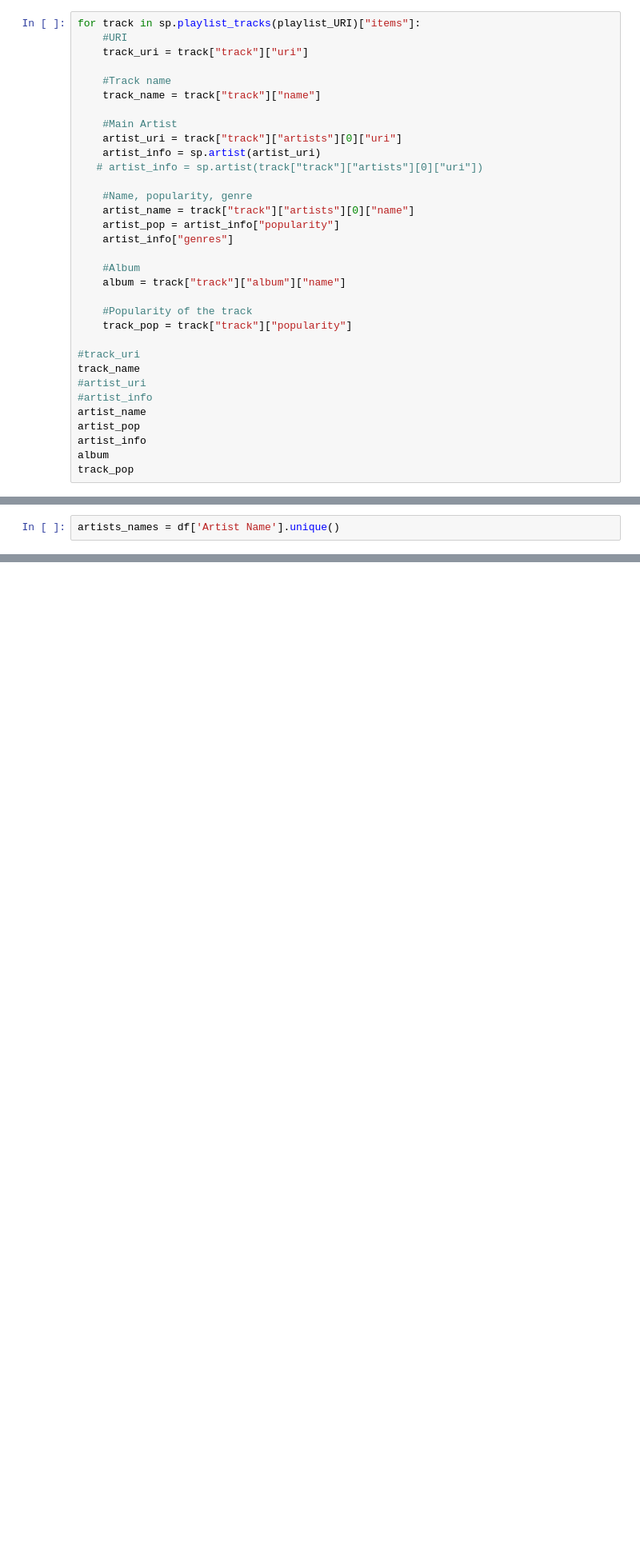
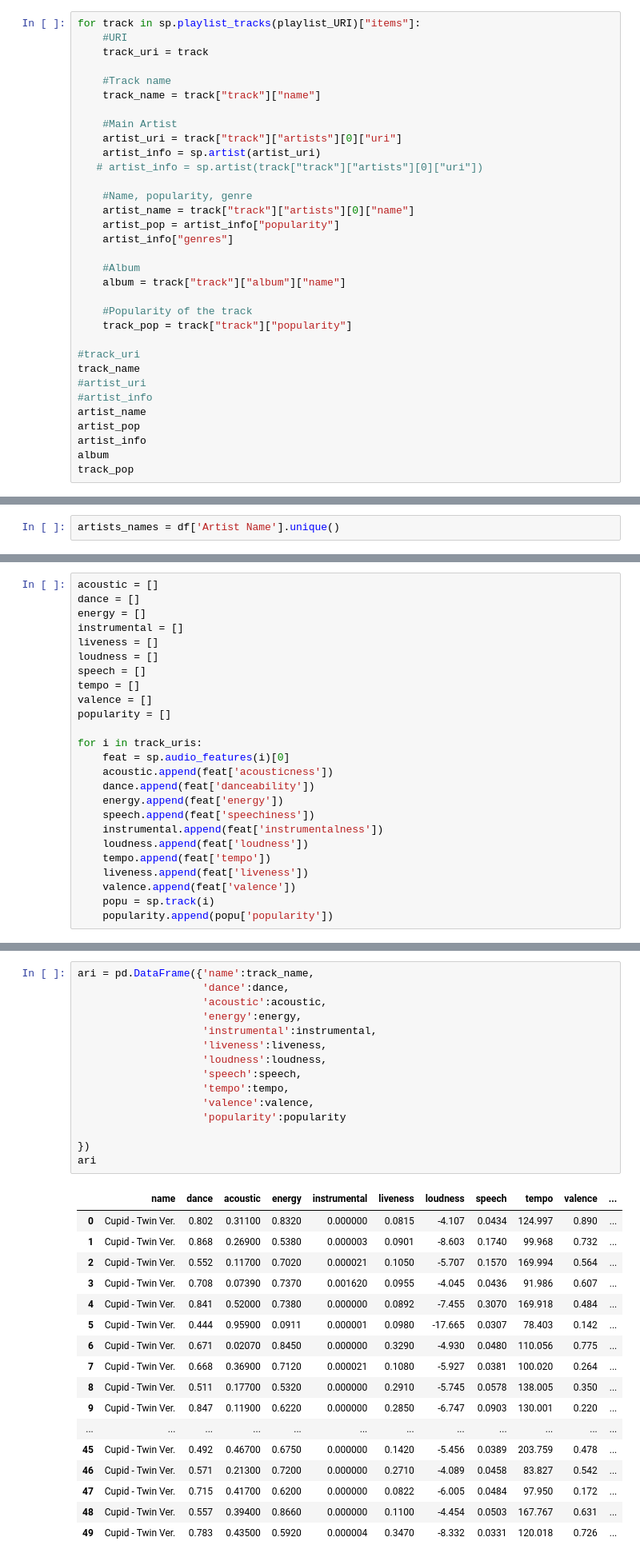
Before and after one commit to zhiravetska/Python_Part2, a Jupyter notebook: Spotify_getting_artists.ipynb, the cells around one changed output, grey strips where cells are left out. Shown at 80% size. Drawn from its saved outputs; the diff is of its cells as text; blank space fills up the shorter version.

```diff
--- a/Spotify_getting_artists.ipynb
+++ b/Spotify_getting_artists.ipynb
@@ -29,7 +52,7 @@ tpop = []
 # %%
 for track in sp.playlist_tracks(playlist_URI)["items"]:
     #URI
-    track_uri = track["track"]["uri"]
+    track_uri = track
 
     #Track name
     track_name = track["track"]["name"]
@@ -89,0 +141,25 @@ print(artists_names)
+# %%
+acoustic = []
+dance = []
+energy = []
+instrumental = []
+liveness = []
+loudness = []
+speech = []
+tempo = []
+valence = []
+popularity = []
+
+for i in track_uris:
+    feat = sp.audio_features(i)[0]
+    acoustic.append(feat['acousticness'])
+    dance.append(feat['danceability'])
+    energy.append(feat['energy'])
+    speech.append(feat['speechiness'])
+    instrumental.append(feat['instrumentalness'])
+    loudness.append(feat['loudness'])
+    tempo.append(feat['tempo'])
+    liveness.append(feat['liveness'])
+    valence.append(feat['valence'])
+    popu = sp.track(i)
+    popularity.append(popu['popularity'])
@@ -89,0 +168,33 @@ print(artists_names)
+# %%
+ari = pd.DataFrame({'name':track_name,
+                    'dance':dance,
+                    'acoustic':acoustic,
+                    'energy':energy,
+                    'instrumental':instrumental,
+                    'liveness':liveness,
+                    'loudness':loudness,
+                    'speech':speech,
+                    'tempo':tempo,
+                    'valence':valence,
+                    'popularity':popularity
+
+})
+ari
+# %% [output]
+|  | name | dance | acoustic | energy | instrumental | liveness | loudness | speech | tempo | valence | ... |
+| 0 | Cupid - Twin Ver. | 0.802 | 0.31100 | 0.8320 | 0.000000 | 0.0815 | -4.107 | 0.0434 | 124.997 | 0.890 | ... |
+| 1 | Cupid - Twin Ver. | 0.868 | 0.26900 | 0.5380 | 0.000003 | 0.0901 | -8.603 | 0.1740 | 99.968 | 0.732 | ... |
+| 2 | Cupid - Twin Ver. | 0.552 | 0.11700 | 0.7020 | 0.000021 | 0.1050 | -5.707 | 0.1570 | 169.994 | 0.564 | ... |
+| 3 | Cupid - Twin Ver. | 0.708 | 0.07390 | 0.7370 | 0.001620 | 0.0955 | -4.045 | 0.0436 | 91.986 | 0.607 | ... |
+| 4 | Cupid - Twin Ver. | 0.841 | 0.52000 | 0.7380 | 0.000000 | 0.0892 | -7.455 | 0.3070 | 169.918 | 0.484 | ... |
+| 5 | Cupid - Twin Ver. | 0.444 | 0.95900 | 0.0911 | 0.000001 | 0.0980 | -17.665 | 0.0307 | 78.403 | 0.142 | ... |
+| 6 | Cupid - Twin Ver. | 0.671 | 0.02070 | 0.8450 | 0.000000 | 0.3290 | -4.930 | 0.0480 | 110.056 | 0.775 | ... |
+| 7 | Cupid - Twin Ver. | 0.668 | 0.36900 | 0.7120 | 0.000021 | 0.1080 | -5.927 | 0.0381 | 100.020 | 0.264 | ... |
+| 8 | Cupid - Twin Ver. | 0.511 | 0.17700 | 0.5320 | 0.000000 | 0.2910 | -5.745 | 0.0578 | 138.005 | 0.350 | ... |
+| 9 | Cupid - Twin Ver. | 0.847 | 0.11900 | 0.6220 | 0.000000 | 0.2850 | -6.747 | 0.0903 | 130.001 | 0.220 | ... |
+| ... | ... | ... | ... | ... | ... | ... | ... | ... | ... | ... | ... |
+| 45 | Cupid - Twin Ver. | 0.492 | 0.46700 | 0.6750 | 0.000000 | 0.1420 | -5.456 | 0.0389 | 203.759 | 0.478 | ... |
+| 46 | Cupid - Twin Ver. | 0.571 | 0.21300 | 0.7200 | 0.000000 | 0.2710 | -4.089 | 0.0458 | 83.827 | 0.542 | ... |
+| 47 | Cupid - Twin Ver. | 0.715 | 0.41700 | 0.6200 | 0.000000 | 0.0822 | -6.005 | 0.0484 | 97.950 | 0.172 | ... |
+| 48 | Cupid - Twin Ver. | 0.557 | 0.39400 | 0.8660 | 0.000000 | 0.1100 | -4.454 | 0.0503 | 167.767 | 0.631 | ... |
+| 49 | Cupid - Twin Ver. | 0.783 | 0.43500 | 0.5920 | 0.000004 | 0.3470 | -8.332 | 0.0331 | 120.018 | 0.726 | ... |
```
Also changed, not shown: parts of 7 cells of this notebook, 1 other file.
